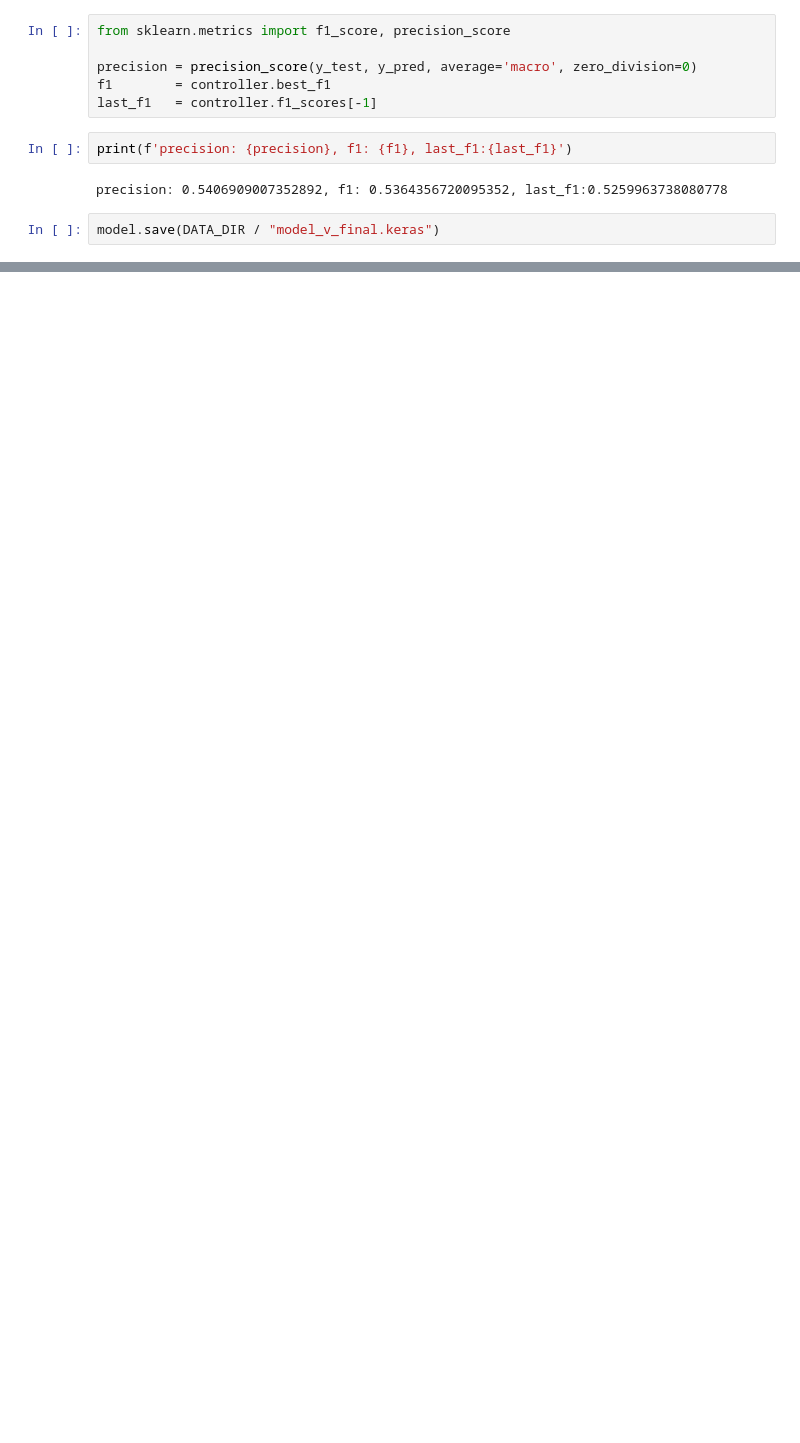
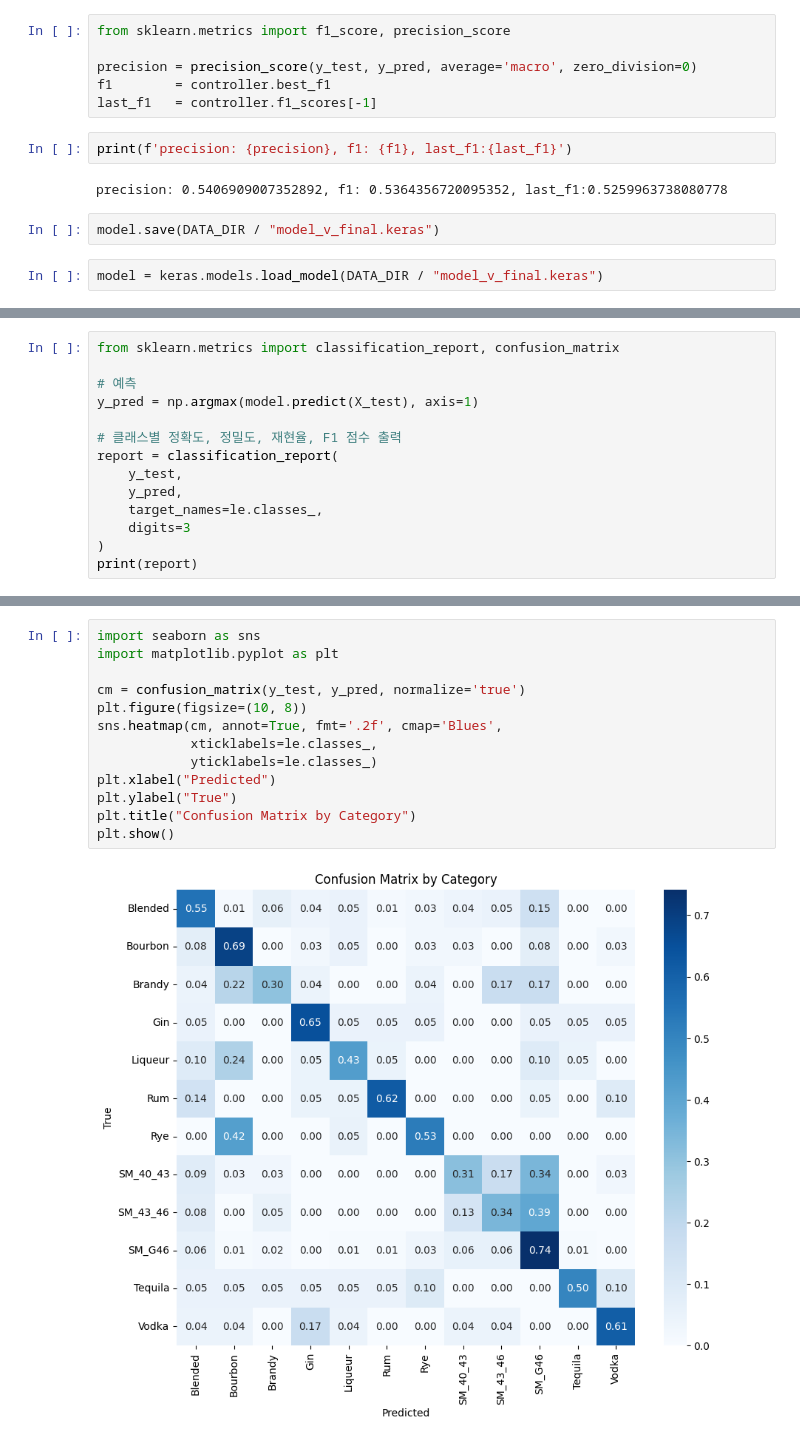
Before and after one commit to 2025-02-FML-team/WV-Team, a Jupyter notebook: notebooks/06_final_model.ipynb, the cells around one changed output, grey strips where cells are left out. Cells and saved outputs as stored; diff of their text form; blank space fills up the shorter version.

Commit message:
final: confusion matrix with normalized color scheme

```diff
--- a/notebooks/06_final_model.ipynb
+++ b/notebooks/06_final_model.ipynb
@@ -330,3 +327,5 @@ print(f'precision: {precision}, f1: {f1}, last_f1:{last_f1}')
 precision: 0.5406909007352892, f1: 0.5364356720095352, last_f1:0.5259963738080778
 # %%
 model.save(DATA_DIR / "model_v_final.keras")
+# %%
+model = keras.models.load_model(DATA_DIR / "model_v_final.keras")
@@ -332,0 +338,14 @@ model.save(DATA_DIR / "model_v_final.keras")
+# %%
+from sklearn.metrics import classification_report, confusion_matrix
+
+# 예측
+y_pred = np.argmax(model.predict(X_test), axis=1)
+
+# 클래스별 정확도, 정밀도, 재현율, F1 점수 출력
+report = classification_report(
+    y_test,
+    y_pred,
+    target_names=le.classes_,
+    digits=3
+)
+print(report)
@@ -332,0 +372,15 @@ model.save(DATA_DIR / "model_v_final.keras")
+# %%
+import seaborn as sns
+import matplotlib.pyplot as plt
+
+cm = confusion_matrix(y_test, y_pred, normalize='true')
+plt.figure(figsize=(10, 8))
+sns.heatmap(cm, annot=True, fmt='.2f', cmap='Blues',
+            xticklabels=le.classes_,
+            yticklabels=le.classes_)
+plt.xlabel("Predicted")
+plt.ylabel("True")
+plt.title("Confusion Matrix by Category")
+plt.show()
+# %% [output]
+[figure, added]
```
Also changed, not shown: parts of 4 cells of this notebook, 2 other files.
